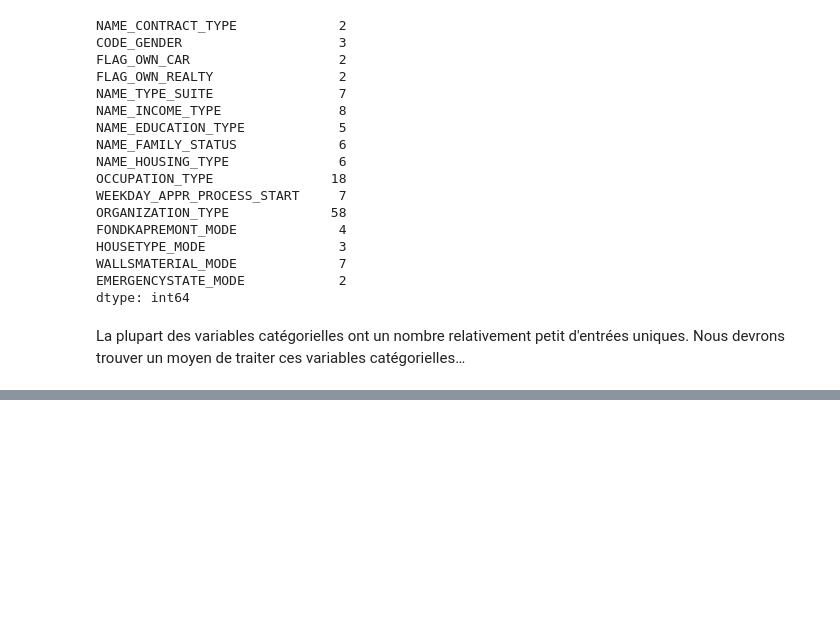
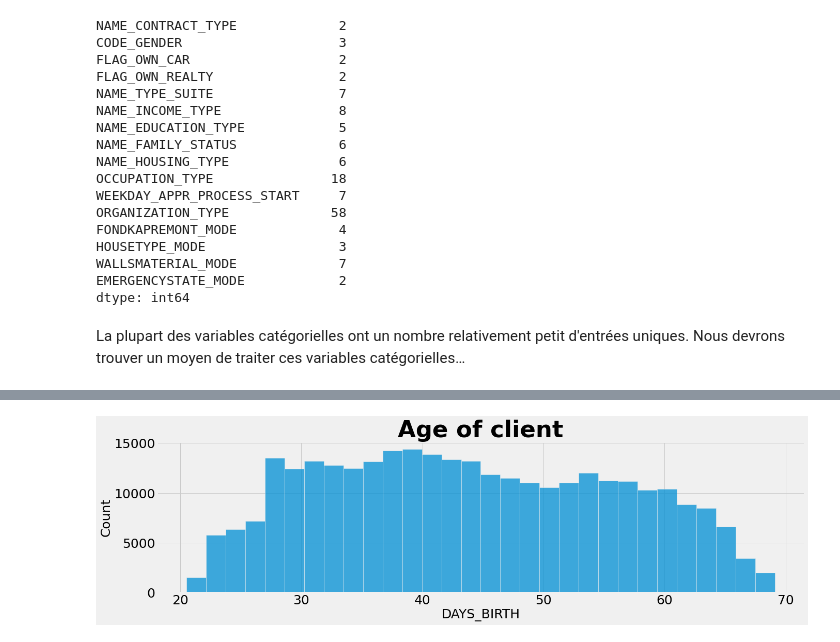
Before and after one commit to nalron/project_credit_scoring_model, a Jupyter notebook: p7_01_eda_notebook.ipynb, the cells around one changed output, grey strips where cells are left out. Saved outputs shown, nothing was run; the diff lists cells and outputs as text; code cells hidden in the pictures; blank space fills up the shorter version.

```diff
--- a/p7_01_eda_notebook.ipynb
+++ b/p7_01_eda_notebook.ipynb
@@ -350,0 +426,6 @@ La plupart des variables catégorielles ont un nombre relativement petit d'entr
+# %%
+plt.figure(figsize=(20, 5))
+sns.histplot((application_train['DAYS_BIRTH'] / -365), bins = 30).set_title('Age of client')
+show()
+# %% [output]
+[figure, added]
```
Also changed, not shown: parts of 16 cells of this notebook.
